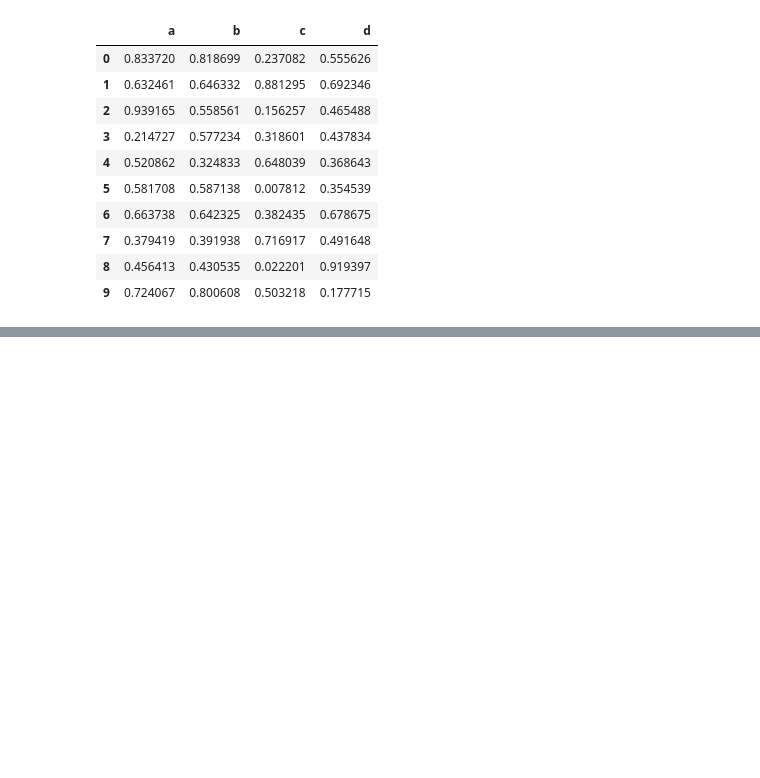
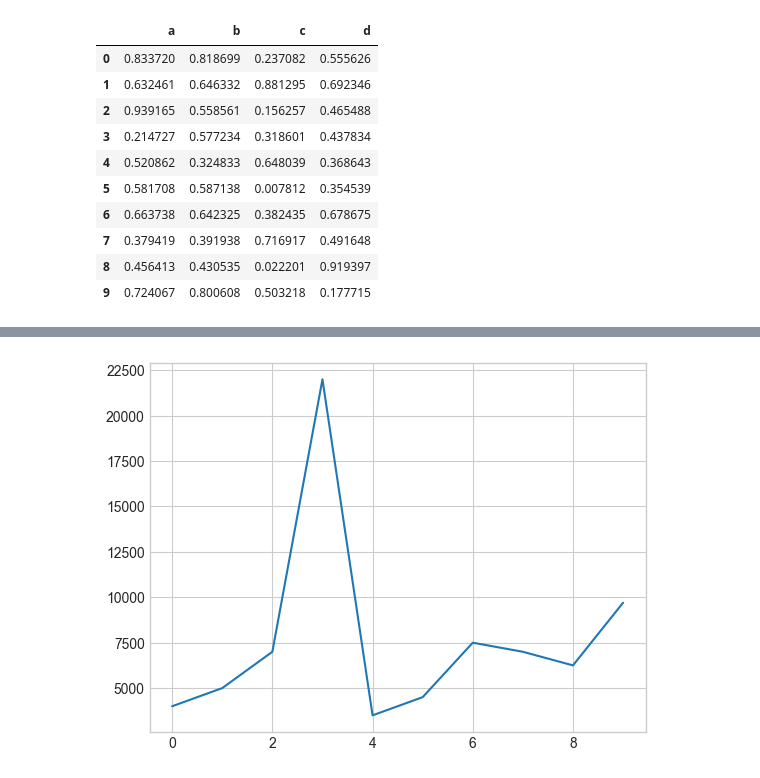
Before and after one commit to DHughes666/ML_Project_Uno, a Jupyter notebook: Data Visualization.ipynb, the cells around one changed output, grey strips where cells are left out. Drawn from its saved outputs; the diff is of its cells as text; code cells hidden in the pictures; blank space fills up the shorter version.

```diff
--- a/Data Visualization.ipynb
+++ b/Data Visualization.ipynb
@@ -661,0 +743,4 @@ ax1.axhline(y=over_50['thalach'].mean(), linestyle='--');
+# %%
+car_sales['Price'].plot();
+# %% [output]
+[figure, added]
```
Also changed, not shown: parts of 75 cells of this notebook.
